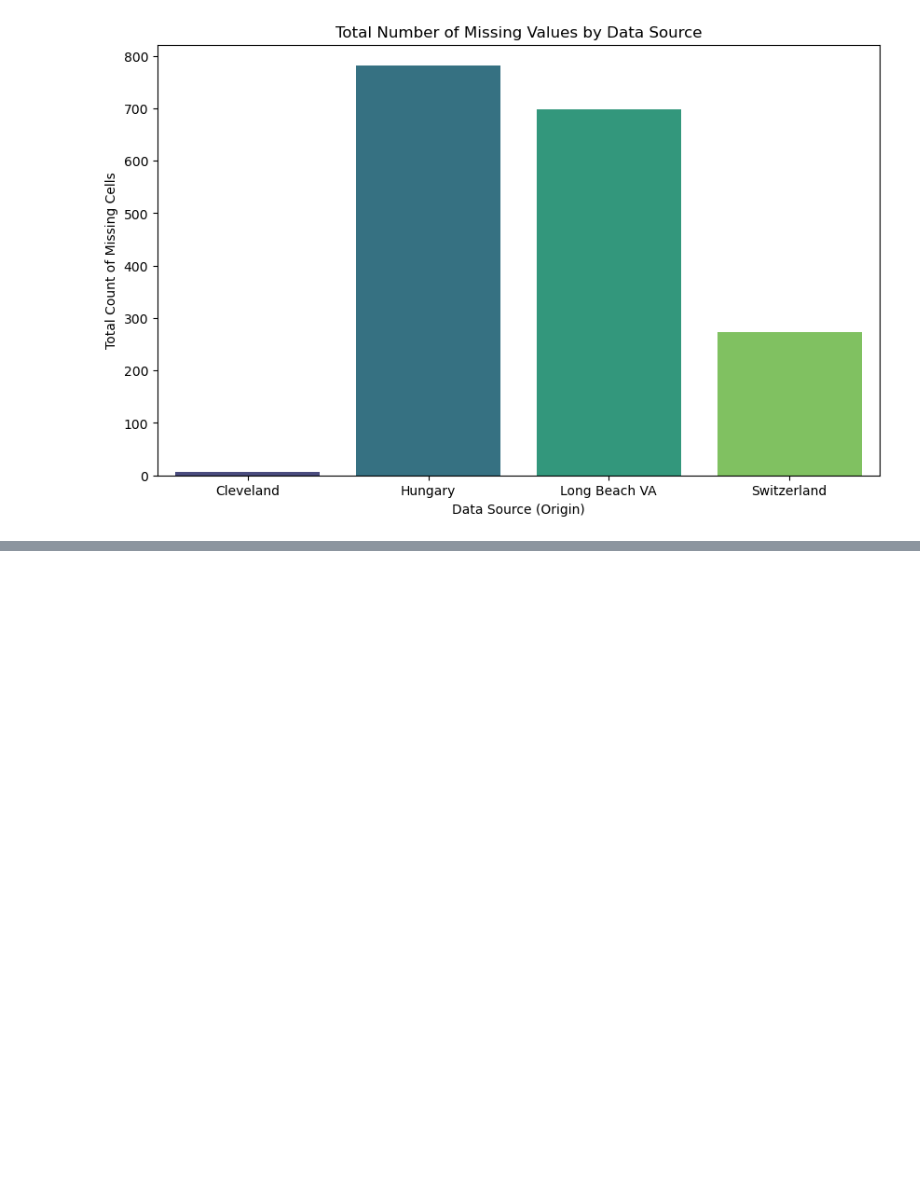
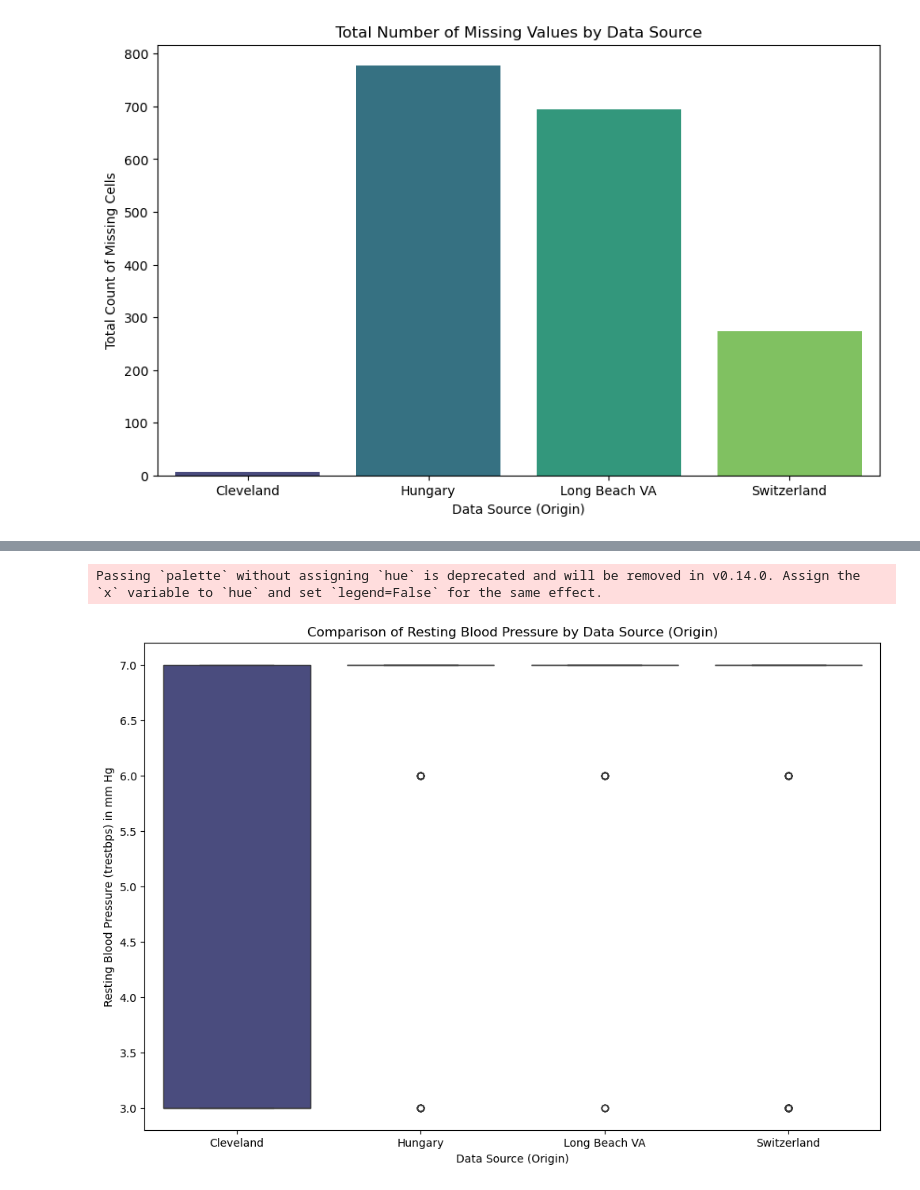
Before and after one commit to hashemwa/cmse830_fds, a Jupyter notebook: analysis.ipynb, the cells around one changed output, grey strips where cells are left out. Saved outputs shown, nothing was run; the diff lists cells and outputs as text; code cells hidden in the pictures; blank space fills up the shorter version.

```diff
--- a/analysis.ipynb
+++ b/analysis.ipynb
@@ -70,0 +272,17 @@ Passing `palette` without assigning `hue` is deprecated and will be removed in v
+# %%
+# --- Run this code in the next cell of your notebook ---
+
+# Set up the plot with a larger size for clarity
+plt.figure(figsize=(12, 8))
+
+# Create a box plot for 'thalach' using your best dataset: df_knn_imputed
+sns.boxplot(data=df_knn_imputed, x='origin', y='thal', palette='viridis')
+
+# Add titles and labels
+plt.title('Comparison of Resting Blood Pressure by Data Source (Origin)')
+plt.xlabel('Data Source (Origin)')
+plt.ylabel('Resting Blood Pressure (trestbps) in mm Hg')
+plt.show()
+# %% [output]
+Passing `palette` without assigning `hue` is deprecated and will be removed in v0.14.0. Assign the `x` variable to `hue` and set `legend=False` for the same effect.
+[figure, added]
```
Also changed, not shown: parts of 8 cells of this notebook, 7 other files.
